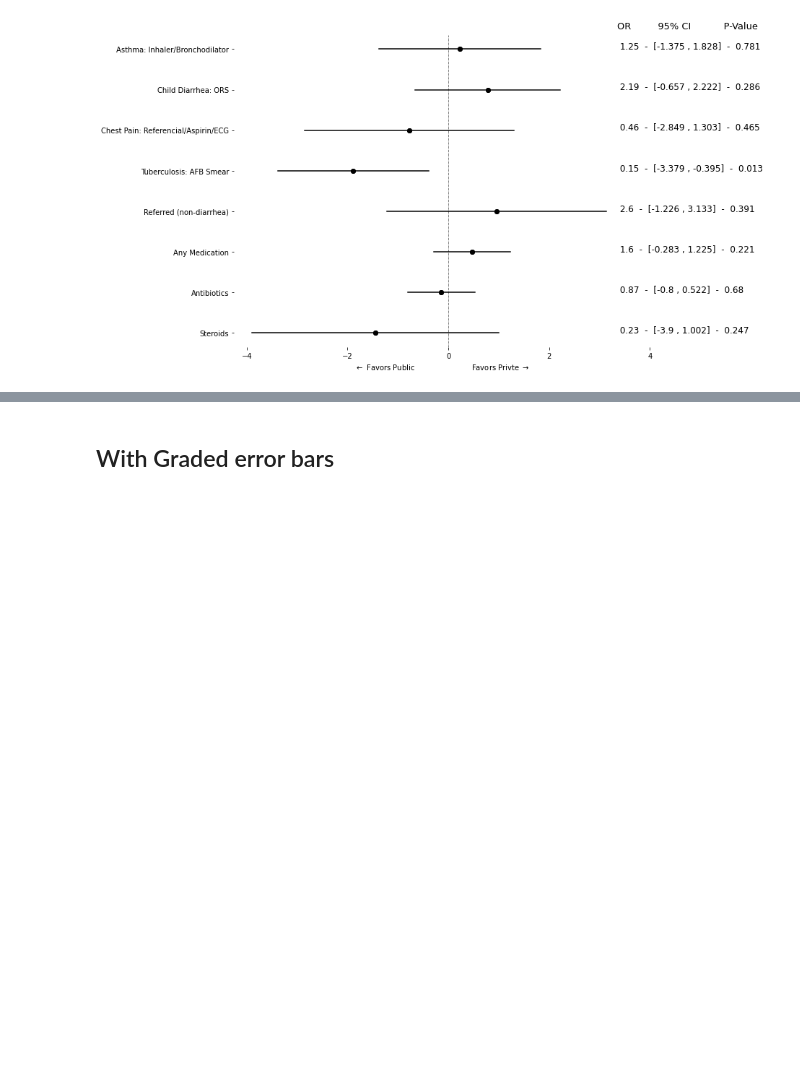
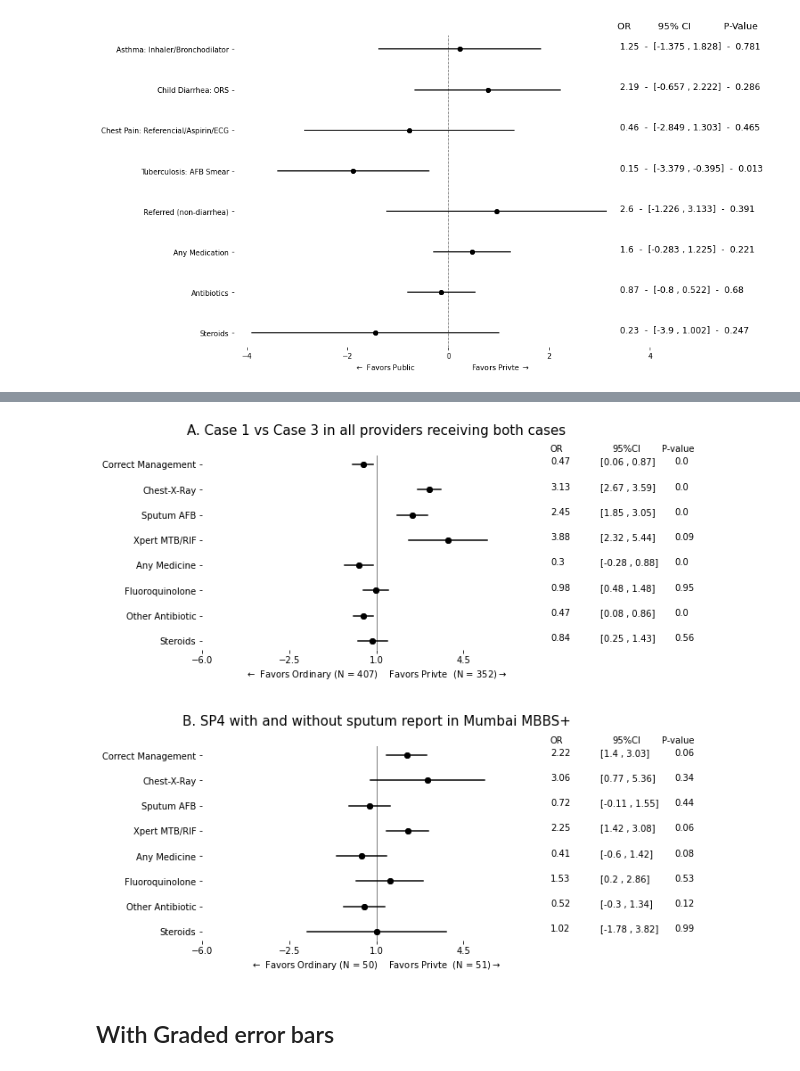
Before and after one commit to d2cml-ai/python_visual_library, a Jupyter notebook: python_notebooks/04_reg_coef.ipynb, the cells around one changed output, grey strips where cells are left out. Cells and saved outputs as stored; diff of their text form; code cells hidden in the pictures; blank space fills up the shorter version.

Commit message:
update all plots

```diff
--- a/python_notebooks/04_reg_coef.ipynb
+++ b/python_notebooks/04_reg_coef.ipynb
@@ -160,0 +163,4 @@ ax.set_yticklabels(y_label_t[::-1])
+# %%
+data1 = pd.read_stata("https://github.com/d2cml-ai/python_visual_library/raw/main/data/METable2data.dta")
+data2 = pd.read_stata("https://github.com/d2cml-ai/python_visual_library/raw/main/data/METable2data2.dta")
+data1['case_3'] = np.where(data1.case == "Case 3", 1, 0)
@@ -160,0 +178,6 @@ ax.set_yticklabels(y_label_t[::-1])
+# %%
+for j in [data1, data2]:
+    for i in y_vars:
+        # print(i)
+        label_encoder.fit(j[i])
+        j[i] = label_encoder.transform(j[i])
@@ -161,3 +257,60 @@ ax.set_yticklabels(y_label_t[::-1])
+# %%
+df1 = df1.round(2)
+df2 = df2.round(2)
+# df1.iloc[0, :]
+# %%
+fig, ax = plt.subplots(2, 1, facecolor = "white", figsize = (7, 10))
+fig.subplots_adjust(hspace = .5)
+
+max_r = 7
+
+for i in y_vars:
+    ref_data1 = df11[df11.label == i]
+    ax[0].plot('value', 'y_pos', data = ref_data1, c = "black")
+ax[0].scatter("point", "y_pos", data = df11, c = "black")
+
+for i in y_vars:
+    ref_data2 = df21[df21.label == i]
+    ax[1].plot('value', 'y_pos', data = ref_data2, c = "black")
+ax[1].scatter("point", "y_pos", data = df21, c = "black")
+
+omit = ['top', 'bottom', 'right', 'left']
+ylabels = [
+    'Steroids', 'Other Antibiotic', 'Fluoroquinolone', 'Any Medicine', 'Xpert MTB/RIF', 'Sputum AFB',
+    'Chest-X-Ray', 'Correct Management'
+]
+
+
+for i in range(2):
+    ax[i].spines[omit].set_visible(False)
+    ax[i].set_xlim(1 - max_r, 1 + max_r)
+    ax[i].axvline(1, c = 'black', lw = 1, alpha = .5)
+    ax[i].set_yticks(range(1, len(df1) + 1))
+    ax[i].set_yticklabels(ylabels)
+    ax[i].set_xticks(np.arange(-6, 8, 3.5))
+    ax[i].text(max_r + 1, len(df1) + .5 , "OR") # OR
+    ax[i].text(max_r + 3.5, len(df1) + .5, "95%CI") # CI
+    ax[i].text(max_r + 5.5, len(df1) + .5, "P-value") # CI
+
+for i in range(len(df1)):
+    ref_t1 = np.array(df1.iloc[i, :])
+    ax[0].text(max_r + 1, ref_t1[4], ref_t1[0]) # OR
+    ax[0].text(max_r + 3, ref_t1[4], f"[{ref_t1[1]} , {ref_t1[2]}]", ) # CI
+    ax[0].text(max_r + 6, ref_t1[4], ref_t1[5]) # P-value
+
+    ax[0].set_xlabel(r"$\leftarrow$ Favors Ordinary (N = 407)    Favors Privte  (N = 352)$\rightarrow$")
+    ax[0].set_title("A. Case 1 vs Case 3 in all providers receiving both cases\n", size = 15)
+for i in range(len(df2)):
+    ref_t1 = np.array(df2.iloc[i, :])
+    ax[1].text(max_r + 1, ref_t1[4], ref_t1[0]) # OR
+    ax[1].text(max_r + 3, ref_t1[4], f"[{ref_t1[1]} , {ref_t1[2]}]", ) # CI
+    ax[1].text(max_r + 6, ref_t1[4], ref_t1[5]) # P-value
+    ax[1].set_xlabel(r"$\leftarrow$ Favors Ordinary (N = 50)    Favors Privte  (N = 51)$\rightarrow$")
+    ax[1].set_title("B. SP4 with and without sputum report in Mumbai MBBS+\n", size = 15)
+
+# ax[0].set_xlim(0, 10)
+# %% [output]
+[figure, added]
 # %% [markdown]
 ## With Graded error bars
 # %%
```
Also changed, not shown: parts of 4 cells of this notebook, 2 other files.
